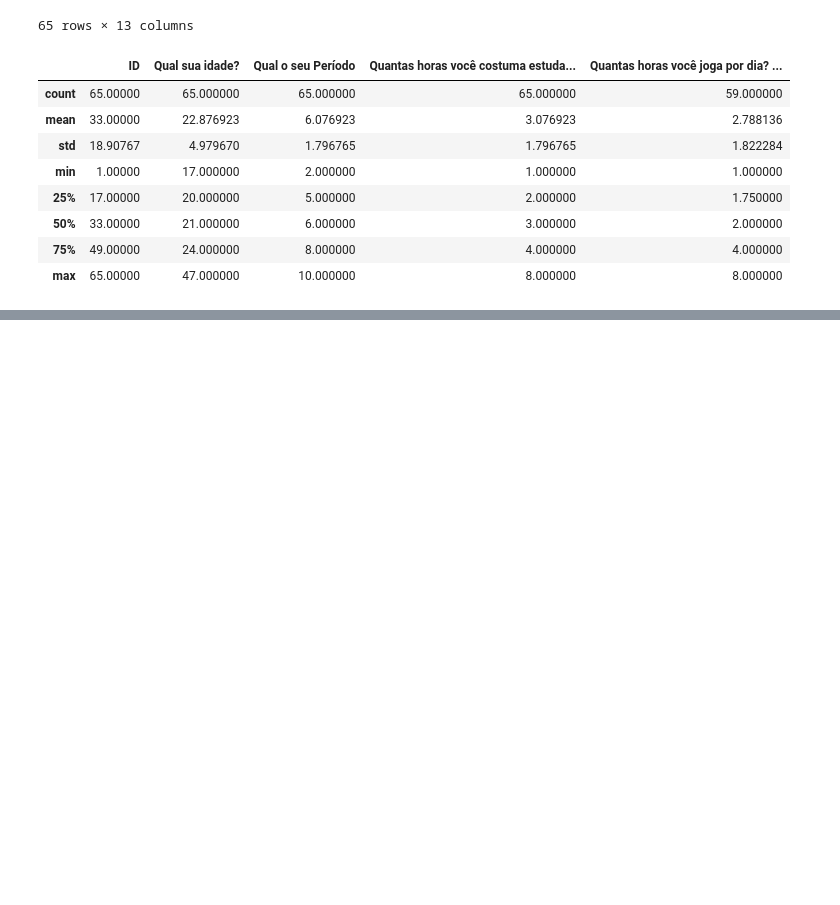
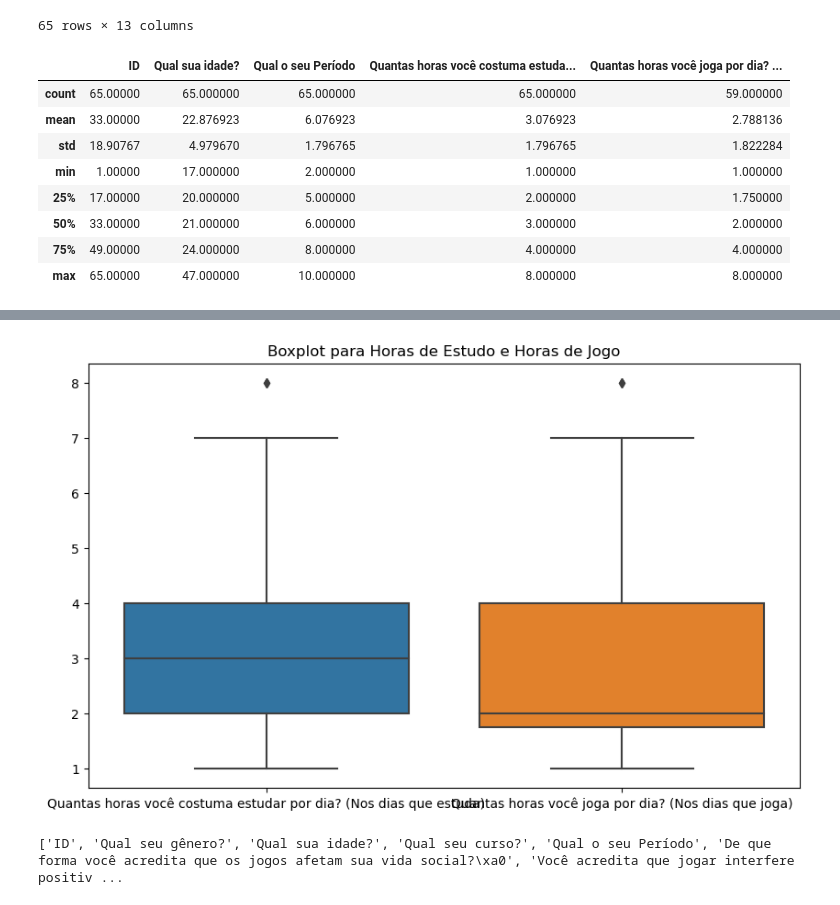
Before and after one commit to wesleymarchi/statistic-project, a Jupyter notebook: notebooks/form-processing.ipynb, the cells around one changed output, grey strips where cells are left out. Drawn from its saved outputs; the diff is of its cells as text; code cells hidden in the pictures; blank space fills up the shorter version.

```diff
--- a/notebooks/form-processing.ipynb
+++ b/notebooks/form-processing.ipynb
@@ -140,0 +138,7 @@ plt.show()
+# %%
+plt.figure(figsize=(10, 6))
+sns.boxplot(data=df[[columns[7], columns[11]]])
+plt.title('Boxplot para Horas de Estudo e Horas de Jogo')
+plt.show()
+# %% [output]
+[figure, added]
@@ -140,0 +148,4 @@ plt.show()
+# %%
+print(columns)
+# %% [output]
+['ID', 'Qual seu gênero?', 'Qual sua idade?', 'Qual seu curso?', 'Qual o seu Período', 'De que forma você acredita que os jogos afetam sua vida social?\xa0', 'Você acredita que jogar interfere positiv ...
```
Also changed, not shown: parts of 8 cells of this notebook, 3 other files.
